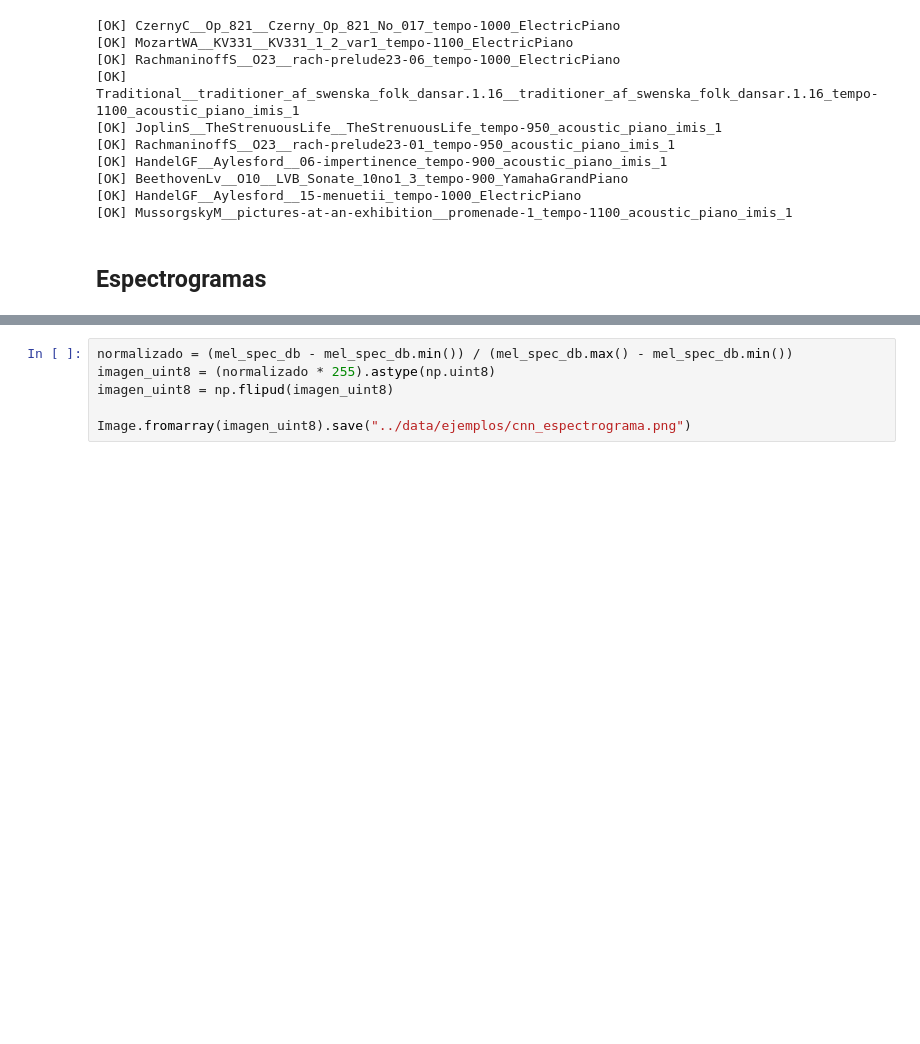
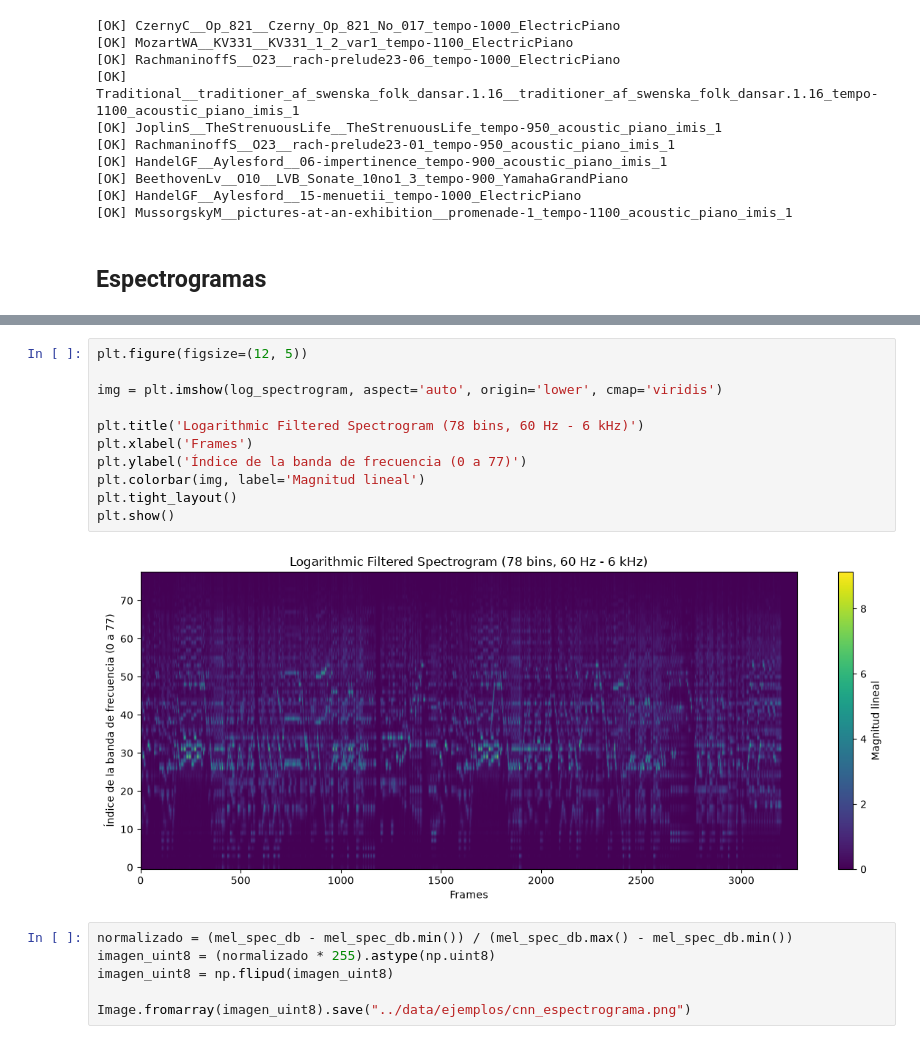
Before and after one commit to alejandro-conesa/score_following_practicas, a Jupyter notebook: src/pruebas_dataset.ipynb, the cells around one changed output, grey strips where cells are left out. Drawn from its saved outputs; the diff is of its cells as text; blank space fills up the shorter version.

```diff
--- a/src/pruebas_dataset.ipynb
+++ b/src/pruebas_dataset.ipynb
@@ -137,3 +185,16 @@ plt.close(fig)
+# %%
+plt.figure(figsize=(12, 5))
+
+img = plt.imshow(log_spectrogram, aspect='auto', origin='lower', cmap='viridis')
+
+plt.title('Logarithmic Filtered Spectrogram (78 bins, 60 Hz - 6 kHz)')
+plt.xlabel('Frames')
+plt.ylabel('Índice de la banda de frecuencia (0 a 77)')
+plt.colorbar(img, label='Magnitud lineal')
+plt.tight_layout()
+plt.show()
+# %% [output]
+[figure, added]
 # %%
 normalizado = (mel_spec_db - mel_spec_db.min()) / (mel_spec_db.max() - mel_spec_db.min())
 imagen_uint8 = (normalizado * 255).astype(np.uint8)
```
Also changed, not shown: parts of 3 cells of this notebook, 3 other files.
